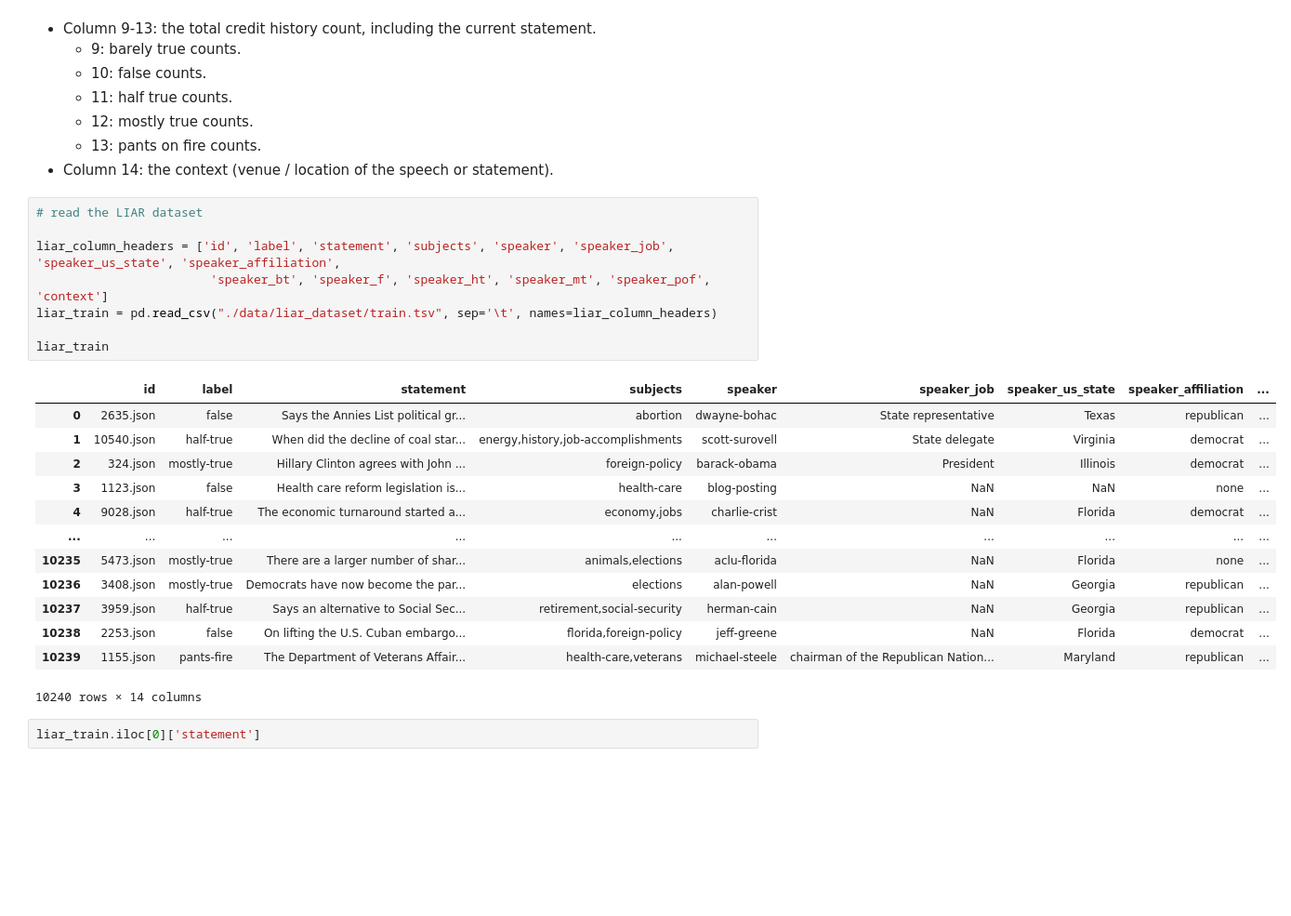
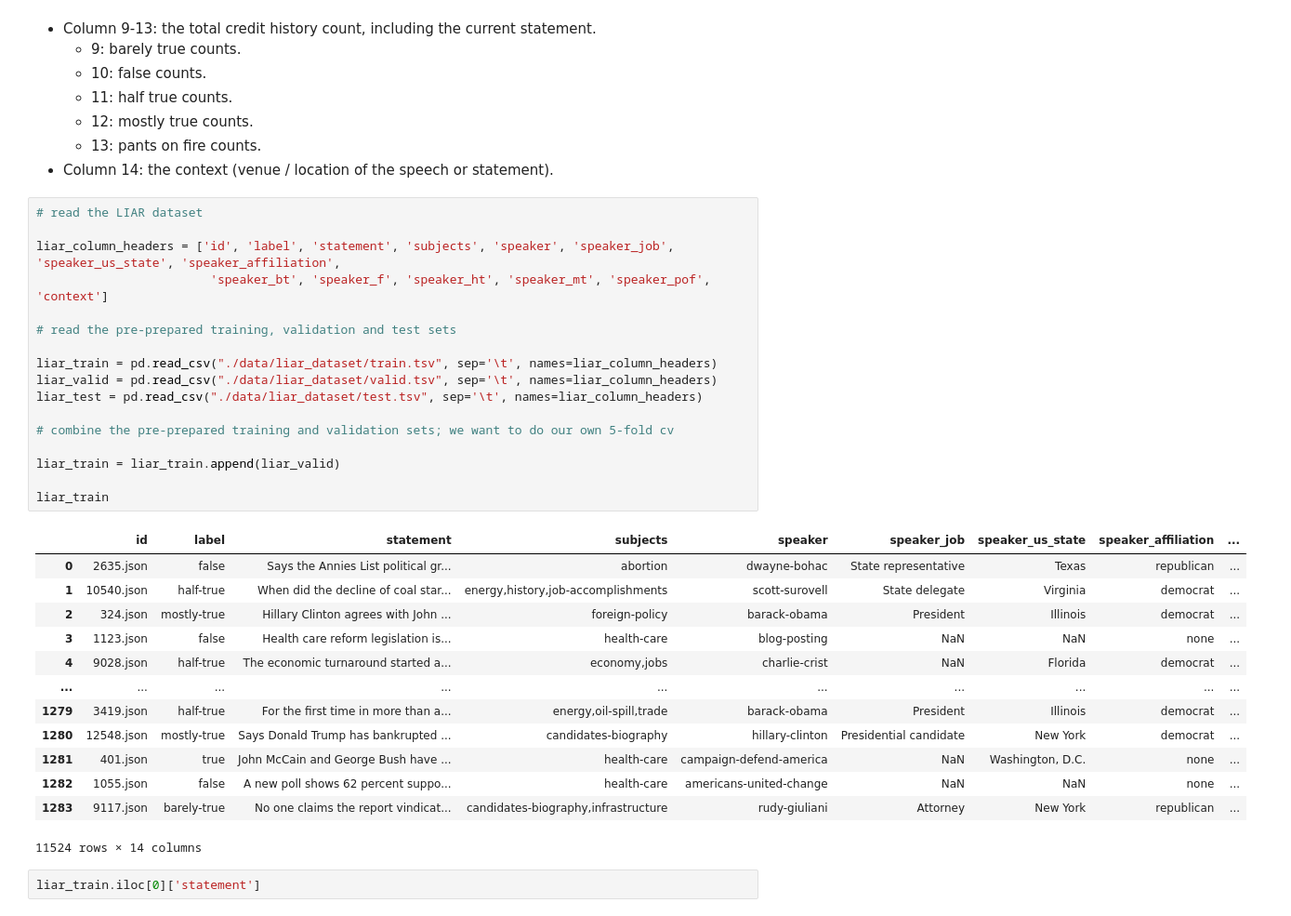
Before and after one commit to KunojiLym/metis_project_4, a Jupyter notebook: liar_eda.ipynb, the cells around one changed output. Shown at 93% size. Saved outputs shown, nothing was run; the diff lists cells and outputs as text; blank space fills up the shorter version.

```diff
--- a/liar_eda.ipynb
+++ b/liar_eda.ipynb
@@ -31,25 +46,34 @@ From the README:
 # %%
 # read the LIAR dataset
 
 liar_column_headers = ['id', 'label', 'statement', 'subjects', 'speaker', 'speaker_job', 'speaker_us_state', 'speaker_affiliation',
                         'speaker_bt', 'speaker_f', 'speaker_ht', 'speaker_mt', 'speaker_pof', 'context']
+
+# read the pre-prepared training, validation and test sets
+
 liar_train = pd.read_csv("./data/liar_dataset/train.tsv", sep='\t', names=liar_column_headers)
+liar_valid = pd.read_csv("./data/liar_dataset/valid.tsv", sep='\t', names=liar_column_headers)
+liar_test = pd.read_csv("./data/liar_dataset/test.tsv", sep='\t', names=liar_column_headers)
+
+# combine the pre-prepared training and validation sets; we want to do our own 5-fold cv
+
+liar_train = liar_train.append(liar_valid)
 
 liar_train
 # %% [output]
 |  | id | label | statement | subjects | speaker | speaker_job | speaker_us_state | speaker_affiliation | ... |
 | 0 | 2635.json | false | Says the Annies List political gr... | abortion | dwayne-bohac | State representative | Texas | republican | ... |
 | 1 | 10540.json | half-true | When did the decline of coal star... | energy,history,job-accomplishments | scott-surovell | State delegate | Virginia | democrat | ... |
 | 2 | 324.json | mostly-true | Hillary Clinton agrees with John ... | foreign-policy | barack-obama | President | Illinois | democrat | ... |
 | 3 | 1123.json | false | Health care reform legislation is... | health-care | blog-posting | NaN | NaN | none | ... |
 | 4 | 9028.json | half-true | The economic turnaround started a... | economy,jobs | charlie-crist | NaN | Florida | democrat | ... |
 | ... | ... | ... | ... | ... | ... | ... | ... | ... | ... |
-| 10235 | 5473.json | mostly-true | There are a larger number of shar... | animals,elections | aclu-florida | NaN | Florida | none | ... |
-| 10236 | 3408.json | mostly-true | Democrats have now become the par... | elections | alan-powell | NaN | Georgia | republican | ... |
-| 10237 | 3959.json | half-true | Says an alternative to Social Sec... | retirement,social-security | herman-cain | NaN | Georgia | republican | ... |
-| 10238 | 2253.json | false | On lifting the U.S. Cuban embargo... | florida,foreign-policy | jeff-greene | NaN | Florida | democrat | ... |
-| 10239 | 1155.json | pants-fire | The Department of Veterans Affair... | health-care,veterans | michael-steele | chairman of the Republican Nation... | Maryland | republican | ... |
+| 1279 | 3419.json | half-true | For the first time in more than a... | energy,oil-spill,trade | barack-obama | President | Illinois | democrat | ... |
+| 1280 | 12548.json | mostly-true | Says Donald Trump has bankrupted ... | candidates-biography | hillary-clinton | Presidential candidate | New York | democrat | ... |
+| 1281 | 401.json | true | John McCain and George Bush have ... | health-care | campaign-defend-america | NaN | Washington, D.C. | none | ... |
+| 1282 | 1055.json | false | A new poll shows 62 percent suppo... | health-care | americans-united-change | NaN | NaN | none | ... |
+| 1283 | 9117.json | barely-true | No one claims the report vindicat... | candidates-biography,infrastructure | rudy-giuliani | Attorney | New York | republican | ... |
-10240 rows × 14 columns
+11524 rows × 14 columns
 # %%
 liar_train.iloc[0]['statement']
 # %% [output]
```
Also changed, not shown: parts of 5 cells of this notebook.
